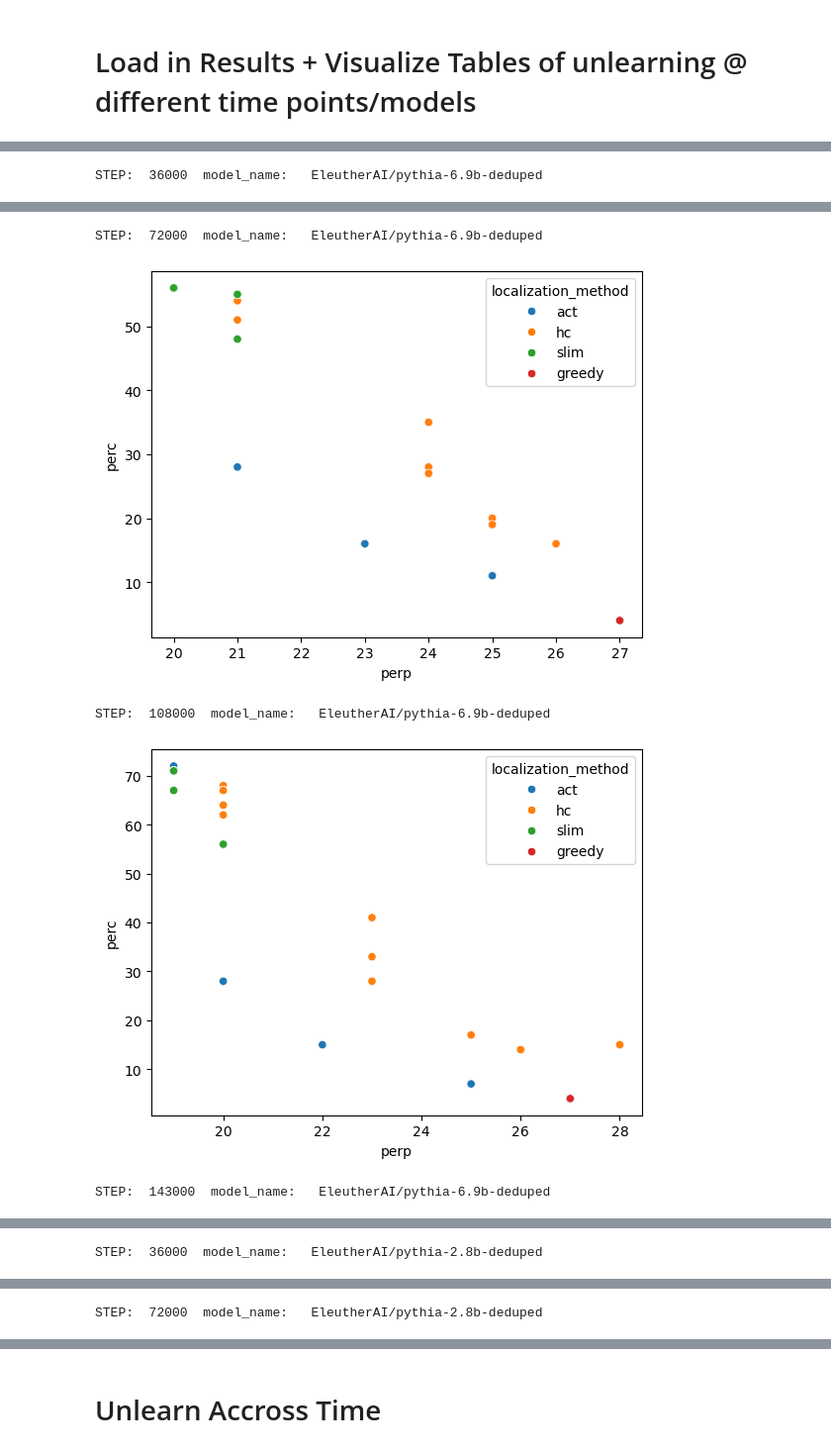
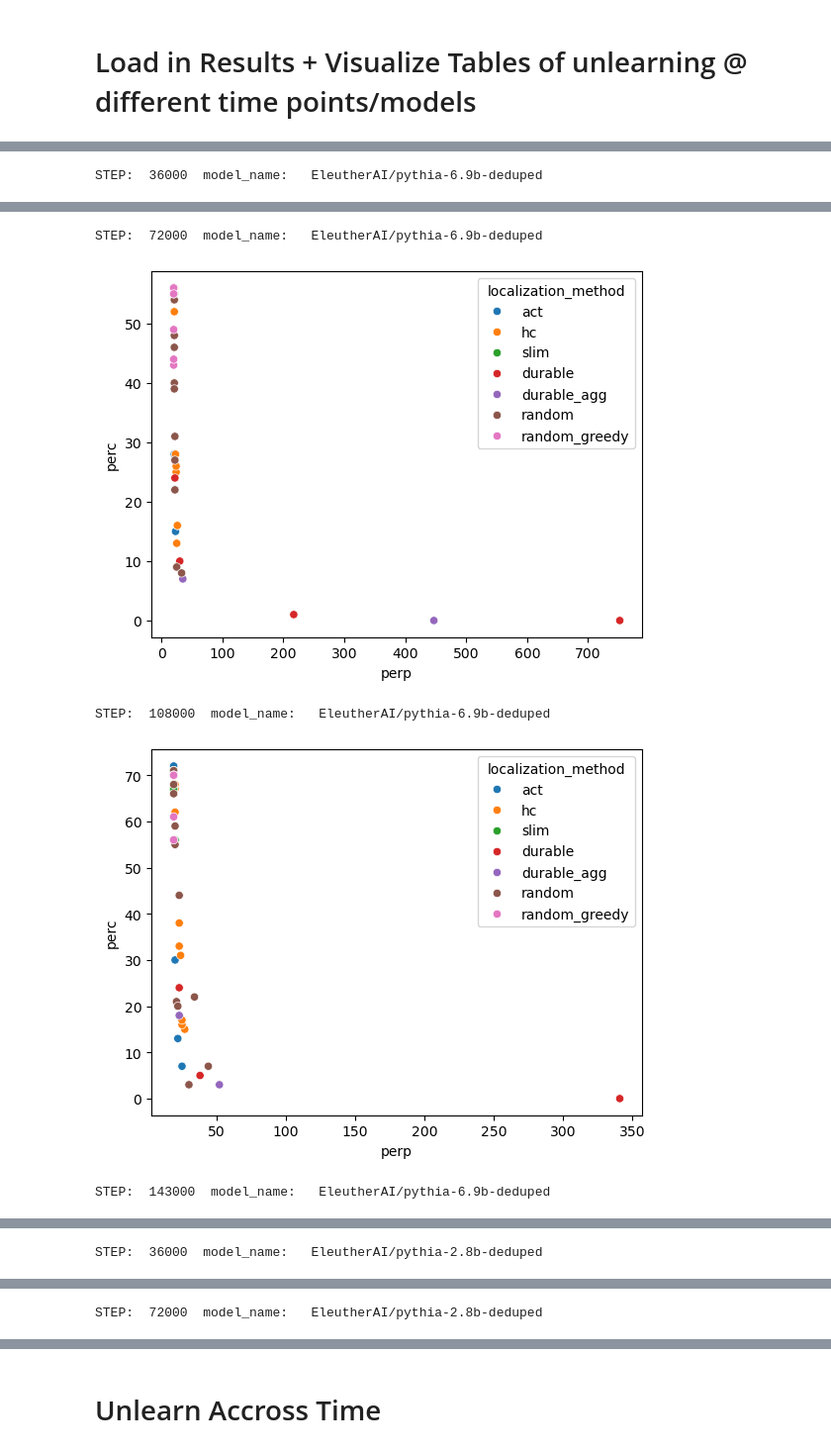
Before and after one commit to msakarvadia/memorization, a Jupyter notebook: figs/pythia_unlearning_results.ipynb, the cells around one changed output, grey strips where cells are left out. Shown at 99% size. Saved outputs shown, nothing was run; the diff lists cells and outputs as text; code cells hidden in the pictures.

```diff
--- a/figs/pythia_unlearning_results.ipynb
+++ b/figs/pythia_unlearning_results.ipynb
@@ -113,7 +111,7 @@ def return_ideal_method_for_lang(base_early_stats, weight_early, backdoor=False)
   return df.drop_duplicates()
 # %%
 
-result_path = "/pscratch/sd/m/mansisak/memorization/model_ckpts/EleutherAI_edit/"
+
 dfs = []
 x_idx = 0
 for model_name in ['EleutherAI/pythia-6.9b-deduped', 'EleutherAI/pythia-2.8b-deduped']:
@@ -121,14 +119,14 @@ for model_name in ['EleutherAI/pythia-6.9b-deduped', 'EleutherAI/pythia-2.8b-ded
     for step in [36000, 72000, 108000, 143000]:
         print("STEP: ", step, " model_name:  ", model_name)
         file_name = f"localization_results_{step}.csv"
-
+        result_path = f"/pscratch/sd/m/mansisak/memorization/model_ckpts/{step}/EleutherAI_edit/"
         df = pd.read_csv(f'{result_path}{file_name}')
         for col in df.columns:
             if col in ["perc"]:
                 df[col] = df[col].apply(lambda x: round(x, 2))
                 df[col] = df[col].apply(lambda x: int(x*100))
             if col in ["perp"]:
-                df[col] = df[col].apply(lambda x: int(x))
+                df[col] = df[col].apply(lambda x: int(x) if x < 10000 else x)
             if col in ['ratio']:
                 df[col] = df[col].apply(lambda x: round(x, 6))
         df = df[df['model_name'] == model_name]
@@ -149,5 +147,5 @@ STEP:  36000  model_name:   EleutherAI/pythia-6.9b-deduped
 STEP:  72000  model_name:   EleutherAI/pythia-6.9b-deduped
-[figure, old version]
+[figure, new version]
 STEP:  108000  model_name:   EleutherAI/pythia-6.9b-deduped
-[figure, old version]
+[figure, new version]
 STEP:  143000  model_name:   EleutherAI/pythia-6.9b-deduped
```
Also changed, not shown: parts of 12 cells of this notebook, 1 other file.
